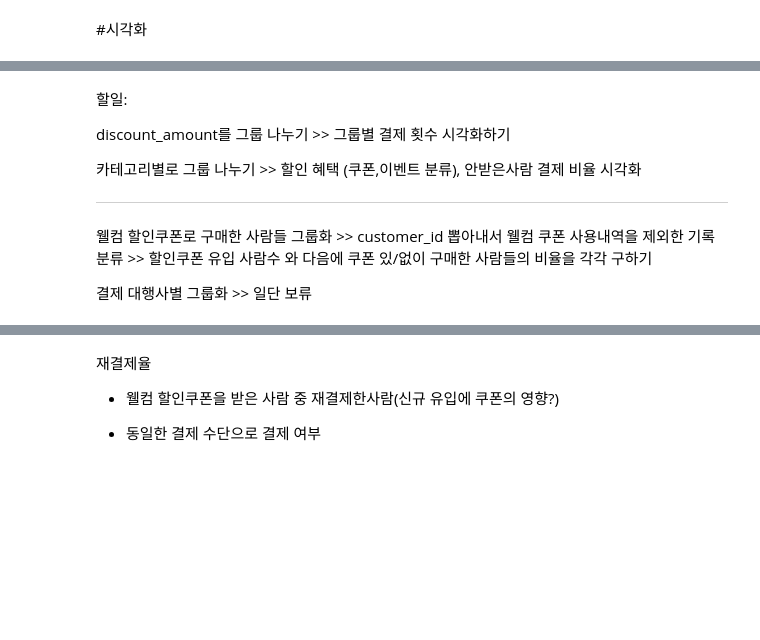
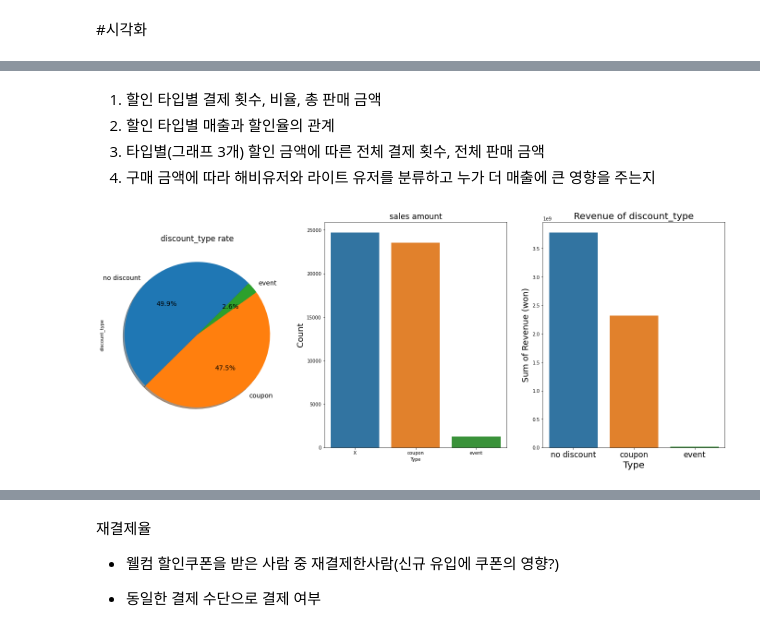
Before and after one commit to Kim-SeongSu/Self-study_and_Review, a Jupyter notebook: project/미니프로젝트_김성수.ipynb, the cells around one changed output, grey strips where cells are left out. Saved outputs shown, nothing was run; the diff lists cells and outputs as text; code cells hidden in the pictures; blank space fills up the shorter version.

```diff
--- a/project/미니프로젝트_김성수.ipynb
+++ b/project/미니프로젝트_김성수.ipynb
@@ -173,4 +188,9 @@ df_onlypay['discounted_amount'] = df_onlypay['sale_price'] - df_onlypay['transac
 # %%
 #NaN값 0.0으로 변경
+df_onlypay['sale_price'] = df_onlypay['sale_price'].replace(np.NaN,0.0)
+df_onlypay
+
 df_onlypay['coupon_discount_amount'] = df_onlypay['coupon_discount_amount'].replace(np.NaN,0.0)
-df_onlypay
+
+#계산시 오류나지 않게 transaction_amount를 float값으로 변환
+df_onlypay = df_onlypay.astype({'transaction_amount':'float'})
@@ -177,3 +208,10 @@ df_onlypay
+# %%
+# 얼마 할인받는지 계산
+df_onlypay['discounted_amount'] = df_onlypay['sale_price'] - df_onlypay['transaction_amount']
+
+# 실구매 가격 대비 할인율 계산
+df_onlypay['discount_percent'] =df_onlypay['discounted_amount'] *100 / df_onlypay['transaction_amount']
+df_onlypay['discount_percent'] = df_onlypay['discount_percent'].replace(np.inf,100.0)
 # %%
 #쿠폰 할인외에 이벤트 할인받은 데이터가 있는지 확인
 
@@ -300,12 +381,39 @@ df_onlypay.groupby(by=['discount_type','discount_amount_group'], as_index=False)
-# %% [markdown]
-할일:
-
-discount_amount를 그룹 나누기 >> 그룹별 결제 횟수 시각화하기
-
-카테고리별로 그룹 나누기 >> 할인 혜택 (쿠폰,이벤트 분류), 안받은사람 결제 비율 시각화
-
-----
-
-웰컴 할인쿠폰로 구매한 사람들 그룹화 >> customer_id 뽑아내서 웰컴 쿠폰 사용내역을 제외한 기록 분류 >> 할인쿠폰 유입 사람수 와 다음에 쿠폰 있/없이 구매한 사람들의 비율을 각각 구하기
-
-결제 대행사별 그룹화 >> 일단 보류
+# %% [markdown]
+1. 할인 타입별 결제 횟수, 비율, 총 판매 금액
+2. 할인 타입별 매출과 할인율의 관계
+3. 타입별(그래프 3개) 할인 금액에 따른 전체 결제 횟수, 전체 판매 금액
+4. 구매 금액에 따라 해비유저와 라이트 유저를 분류하고 누가 더 매출에 큰 영향을 주는지
+# %%
+#할인 타입별 결제횟수, 비율, 총 판매 금액
+plt.figure(figsize=(24, 9))
+
+#할인 타입 비율
+plt.subplot(1,3,1)
+labels = ['no discount','coupon','event']
+df_onlypay["discount_type"].value_counts().plot.pie( explode=[0,0,0],labels = labels, autopct='%1.1f%%', shadow=True,startangle=45,fontsize = 14)
+plt.title('discount_type rate',fontsize = 17)
+
+
+#할인 타입별 결제 횟수
+plt.subplot(1,3,2)
+sns.countplot(data=df_onlypay,x='discount_type')
+plt.title('sales amount',fontsize =17)
+plt.xlabel('Type',fontsize = 10)
+plt.ylabel('Count',fontsize = 18)
+
+
+#할인 타입별 총 판매 금액
+revenue_of_discount_type = df_onlypay.groupby('discount_type').transaction_amount.sum()
+
+plt.subplot(1,3,3)
+labels = ['no discount','coupon','event']
+index = np.arange(len(labels))
+sns.barplot(index,revenue_of_discount_type)
+plt.title('Revenue of discount_type',fontsize = 20)
+plt.xlabel('Type',fontsize = 20)
+plt.ylabel('Sum of Revenue (won)',fontsize = 18)
+plt.xticks(index,labels,fontsize = 17)
+
+plt.show()
+# %% [output]
+[figure, added]
```
Also changed, not shown: parts of 37 cells of this notebook.
